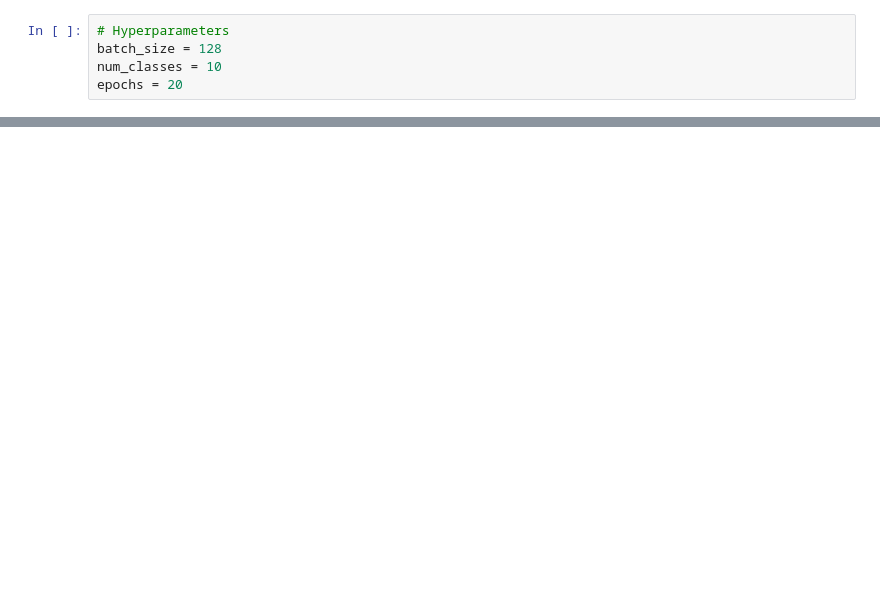
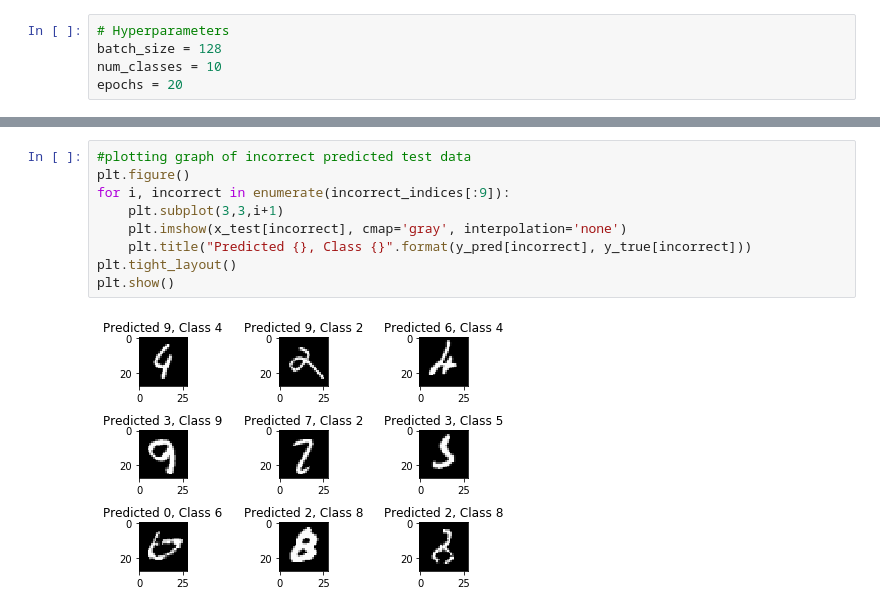
Before and after one commit to FrederikHa/BUW_DL, a Jupyter notebook: Lesson01.ipynb, the cells around one changed output, grey strips where cells are left out. Drawn from its saved outputs; the diff is of its cells as text; blank space fills up the shorter version.

```diff
--- a/Lesson01.ipynb
+++ b/Lesson01.ipynb
@@ -68,0 +183,11 @@ print('Test accuracy:', score[1])
+# %%
+#plotting graph of incorrect predicted test data
+plt.figure()
+for i, incorrect in enumerate(incorrect_indices[:9]):
+    plt.subplot(3,3,i+1)
+    plt.imshow(x_test[incorrect], cmap='gray', interpolation='none')
+    plt.title("Predicted {}, Class {}".format(y_pred[incorrect], y_true[incorrect]))
+plt.tight_layout()
+plt.show()
+# %% [output]
+[figure, added]
```
Also changed, not shown: parts of 20 cells of this notebook, 2 other files.
